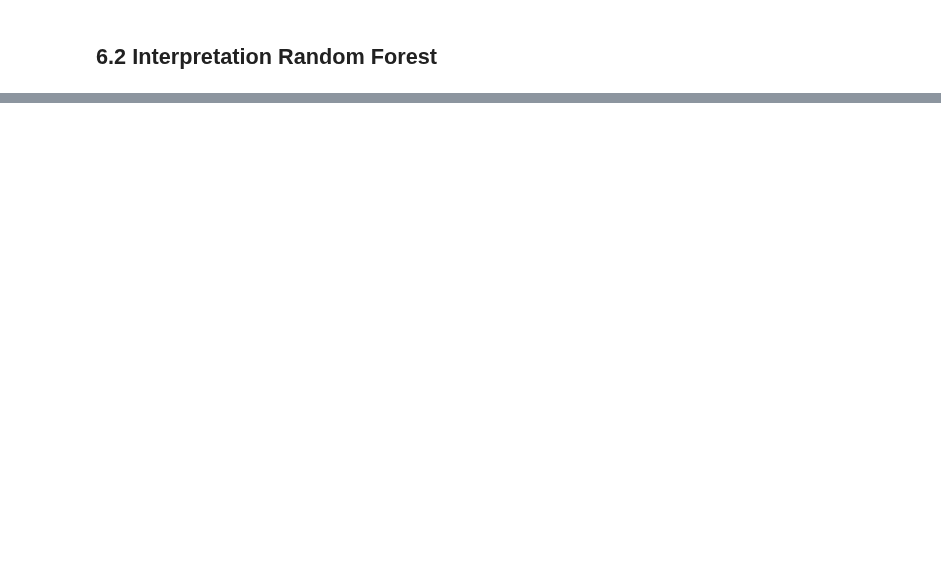
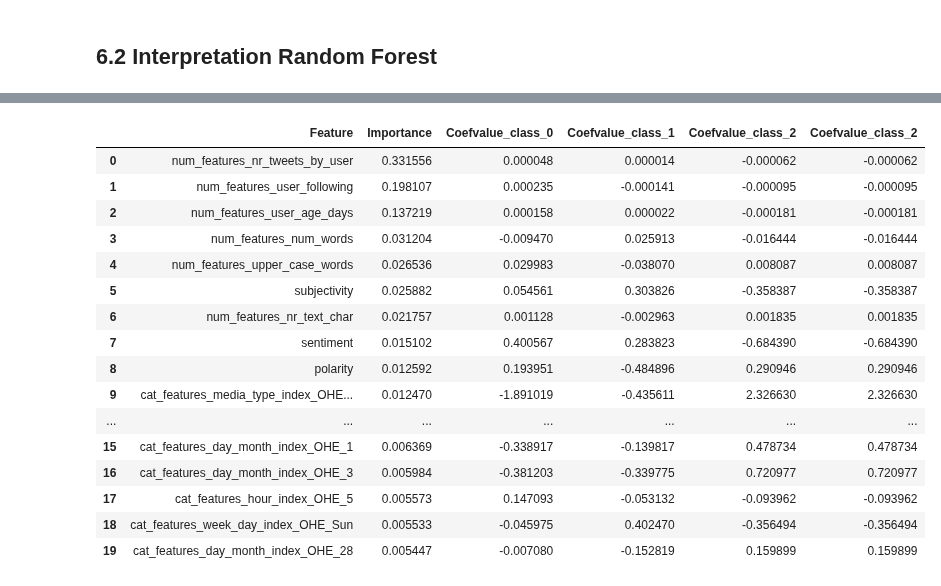
Before and after one commit to atyvaert/big-data, a Jupyter notebook: src/Models/Engagement rate versie 2.ipynb, the cells around one changed output, grey strips where cells are left out. Cells and saved outputs as stored; diff of their text form; code cells hidden in the pictures; blank space fills up the shorter version.

```diff
--- a/src/Models/Engagement rate versie 2.ipynb
+++ b/src/Models/Engagement rate versie 2.ipynb
@@ -925,0 +1044,4 @@ plt.show()
+# %%
+# transform training set
+train_final = LR_pipeline_w.transform(train).select(["label", "features"])
+train_final.show(5)
@@ -1065,0 +1186,15 @@ list(zip(cat.getInputCols(), tree.featureImportances))
+# %%
+# create 2D numpy array
+var_imp = np.column_stack((np.array(names), feature_importance))
+
+var_imp = pd.DataFrame(var_imp)
+var_imp.columns=['Feature', 'Importance']
+var_imp = spark.createDataFrame(var_imp)
+var_imp = var_imp.withColumn("Importance", F.col("Importance").cast('double'))
+
+
+# show highest values
+var_imp.sort('Importance', ascending = False).show(5, truncate=False)
+
+# show lowest values
+#var_imp.sort('Importance', ascending = True).show(5, truncate=False)
@@ -1065,0 +1228,27 @@ list(zip(cat.getInputCols(), tree.featureImportances))
+# %%
+# join these results with the results from the logistic regression to determine the importance
+# of the features:
+# join the 3 dataframes
+interpretation = var_imp.join(coefs_df, on = "Feature", how="inner") \
+                     .join(coefs_df_2, on = "Feature", how="inner")
+
+# show most important variables
+interpretation.sort('Importance', ascending = False).toPandas().head(20)
+# %% [output]
+|  | Feature | Importance | Coefvalue_class_0 | Coefvalue_class_1 | Coefvalue_class_2 | Coefvalue_class_2 |
+| 0 | num_features_nr_tweets_by_user | 0.331556 | 0.000048 | 0.000014 | -0.000062 | -0.000062 |
+| 1 | num_features_user_following | 0.198107 | 0.000235 | -0.000141 | -0.000095 | -0.000095 |
+| 2 | num_features_user_age_days | 0.137219 | 0.000158 | 0.000022 | -0.000181 | -0.000181 |
+| 3 | num_features_num_words | 0.031204 | -0.009470 | 0.025913 | -0.016444 | -0.016444 |
+| 4 | num_features_upper_case_words | 0.026536 | 0.029983 | -0.038070 | 0.008087 | 0.008087 |
+| 5 | subjectivity | 0.025882 | 0.054561 | 0.303826 | -0.358387 | -0.358387 |
+| 6 | num_features_nr_text_char | 0.021757 | 0.001128 | -0.002963 | 0.001835 | 0.001835 |
+| 7 | sentiment | 0.015102 | 0.400567 | 0.283823 | -0.684390 | -0.684390 |
+| 8 | polarity | 0.012592 | 0.193951 | -0.484896 | 0.290946 | 0.290946 |
+| 9 | cat_features_media_type_index_OHE... | 0.012470 | -1.891019 | -0.435611 | 2.326630 | 2.326630 |
+| ... | ... | ... | ... | ... | ... | ... |
+| 15 | cat_features_day_month_index_OHE_1 | 0.006369 | -0.338917 | -0.139817 | 0.478734 | 0.478734 |
+| 16 | cat_features_day_month_index_OHE_3 | 0.005984 | -0.381203 | -0.339775 | 0.720977 | 0.720977 |
+| 17 | cat_features_hour_index_OHE_5 | 0.005573 | 0.147093 | -0.053132 | -0.093962 | -0.093962 |
+| 18 | cat_features_week_day_index_OHE_Sun | 0.005533 | -0.045975 | 0.402470 | -0.356494 | -0.356494 |
+| 19 | cat_features_day_month_index_OHE_28 | 0.005447 | -0.007080 | -0.152819 | 0.159899 | 0.159899 |
```
Also changed, not shown: parts of 177 cells of this notebook.
